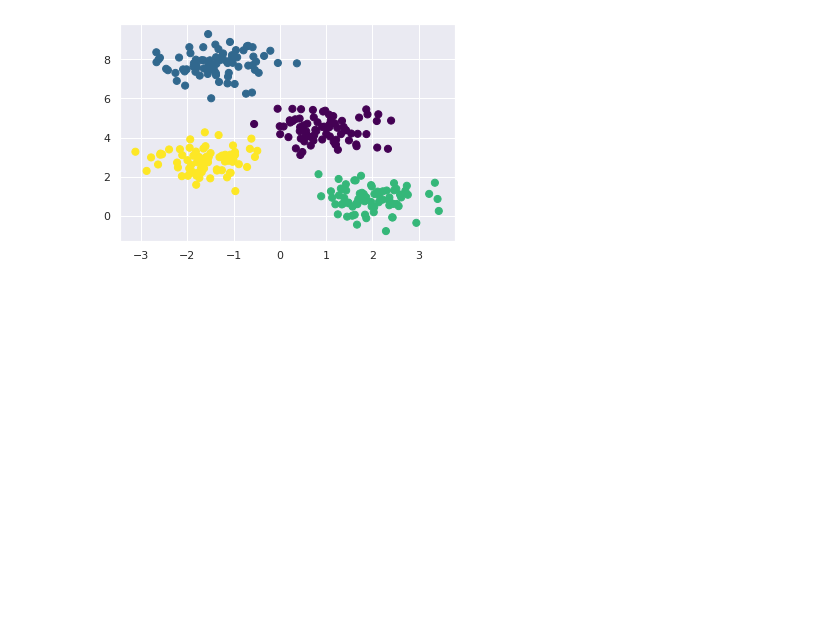
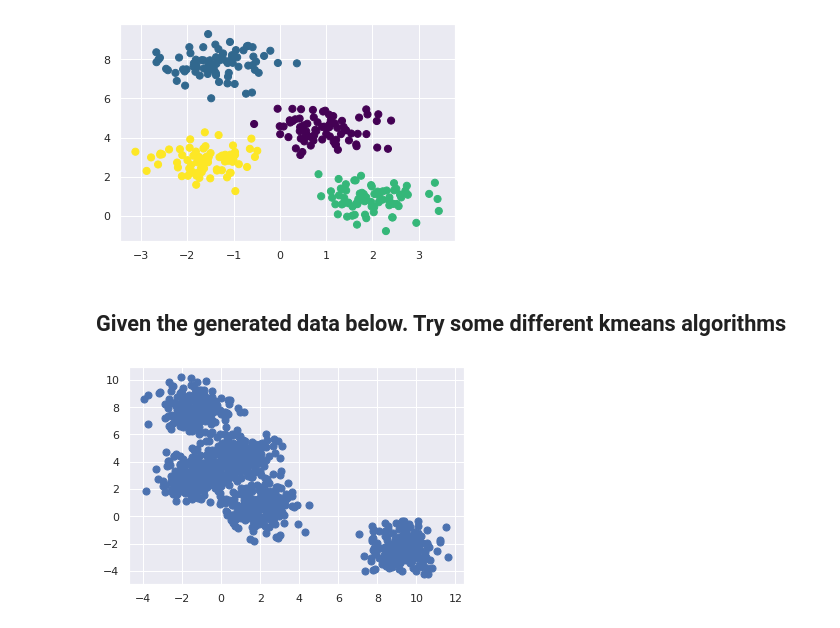
Before and after one commit to smhillin/tensorflow-fundamentals, a Jupyter notebook: repo/examples/kmeans/k-means-simple.ipynb, the cells around one changed output. Cells and saved outputs as stored; diff of their text form; code cells hidden in the pictures; blank space fills up the shorter version.

Commit message:
added kmeans example

```diff
--- a/repo/examples/kmeans/k-means-simple.ipynb
+++ b/repo/examples/kmeans/k-means-simple.ipynb
@@ -57,3 +57,12 @@ plt.scatter(X[:, 0], X[:, 1], c=labels,
             s=50, cmap='viridis');
 # %% [output]
 [figure]
+# %% [markdown]
+## Given the generated data below.  Try some different kmeans algorithms
+# %%
+from sklearn.datasets.samples_generator import make_blobs
+X, y_true = make_blobs(n_samples=1000, centers=5,
+                       cluster_std=0.90, random_state=0)
+plt.scatter(X[:, 0], X[:, 1], s=50);
+# %% [output]
+[figure, added]
```
